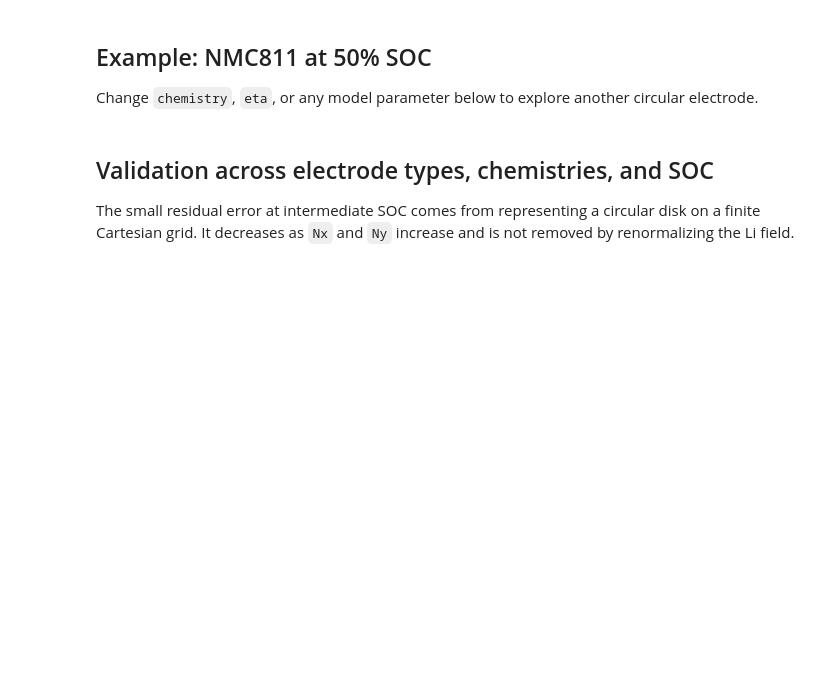
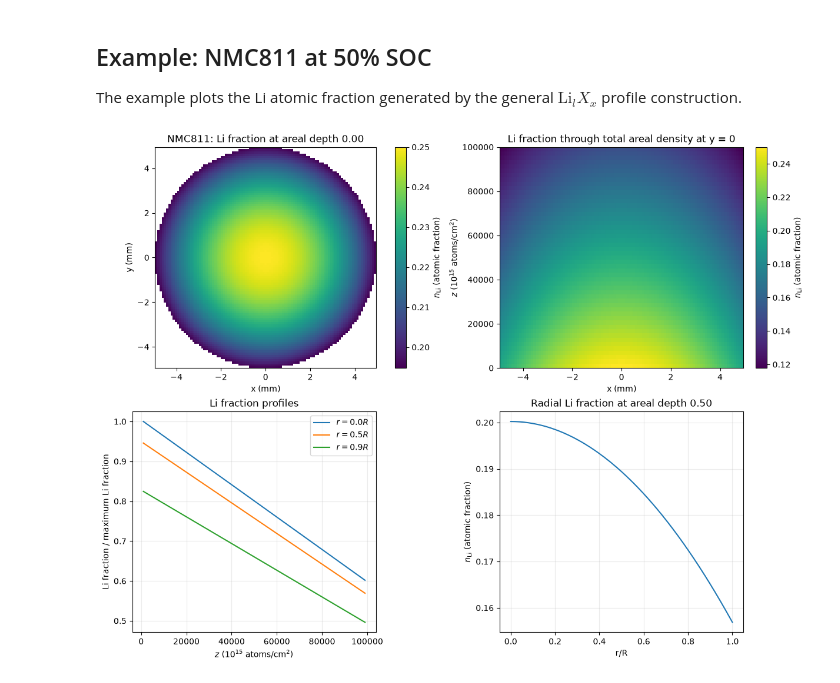
Before and after one commit to khoirulmuzakka/iBeamLab, a Jupyter notebook: examples/simulated_NMC.ipynb, the cells around one changed output. Cells and saved outputs as stored; diff of their text form; code cells hidden in the pictures; blank space fills up the shorter version.

```diff
--- a/examples/simulated_NMC.ipynb
+++ b/examples/simulated_NMC.ipynb
@@ -519,15 +336,15 @@ def plot_top_view(result: ElectrodeResult, z_fraction: float = 0.0, ax=None):
     if not 0.0 <= z_fraction <= 1.0:
         raise ValueError("z_fraction must lie in [0, 1]")
     ax = ax or plt.subplots(figsize=(6, 5), constrained_layout=True)[1]
-    iz = int(np.argmin(np.abs(result.z_grid / result.z_grid[-1] - z_fraction)))
+    iz = int(np.argmin(np.abs(result.z_grid / result.areal_depth_max - z_fraction)))
     image_data = np.ma.masked_where(~result.mask[iz], result.fields["Li"][iz])
     image = ax.imshow(
         image_data, origin="lower",
-        extent=(result.x_grid[0], result.x_grid[-1], result.y_grid[0], result.y_grid[-1]),
+        extent=(-result.x_grid[-1], result.x_grid[-1], -result.y_grid[-1], result.y_grid[-1]),
         cmap="viridis", aspect="equal",
     )
-    ax.set(title=f"{result.chemistry}: Li at z/D = {z_fraction:.2f}", xlabel="x (mm)", ylabel="y (mm)")
-    plt.colorbar(image, ax=ax, label=r"$n_{\\mathrm{Li}}$ (atomic fraction)")
+    ax.set(title=f"{result.chemistry}: Li fraction at areal depth {z_fraction:.2f}", xlabel="x (mm)", ylabel="y (mm)")
+    plt.colorbar(image, ax=ax, label=r"$n_{\mathrm{Li}}$ (atomic fraction)")
     return ax
 
 
@@ -537,11 +354,11 @@ def plot_cross_section(result: ElectrodeResult, ax=None):
     section = np.ma.masked_where(~result.mask[:, iy, :], result.fields["Li"][:, iy, :])
     image = ax.imshow(
         section, origin="lower", aspect="auto",
-        extent=(result.x_grid[0], result.x_grid[-1], result.z_grid[0], result.z_grid[-1]),
+        extent=(-result.x_grid[-1], result.x_grid[-1], 0.0, result.areal_depth_max),
         cmap="viridis",
     )
-    ax.set(title=f"{result.chemistry}: Li cross-section at y = 0", xlabel="x (mm)", ylabel="z (mm)")
-    plt.colorbar(image, ax=ax, label=r"$n_{\\mathrm{Li}}$ (atomic fraction)")
+    ax.set(title="Li fraction through total areal density at y = 0", xlabel="x (mm)", ylabel=r"$z$ ($10^{15}$ atoms/cm$^2$)")
+    plt.colorbar(image, ax=ax, label=r"$n_{\mathrm{Li}}$ (atomic fraction)")
     return ax
 
 
@@ -552,8 +369,8 @@ def plot_depth_profiles(result: ElectrodeResult, ax=None):
     for radius_fraction in (0.0, 0.5, 0.9):
         ix = int(np.argmin(np.abs(result.x_grid - radius_fraction * result.x_grid[-1])))
         profile = result.fields["Li"][:, iy, ix] / scale if scale > 0 else np.zeros_like(result.z_grid)
-        ax.plot(result.z_grid / result.z_grid[-1], profile, label=fr"$r={radius_fraction:.1f}R$")
-    ax.set(title="Normalized Li depth profiles", xlabel="z/D", ylabel="normalized Li concentration")
+        ax.plot(result.z_grid, profile, label=fr"$r={radius_fraction:.1f}R$")
+    ax.set(title="Li fraction profiles", xlabel=r"$z$ ($10^{15}$ atoms/cm$^2$)", ylabel="Li fraction / maximum Li fraction")
     ax.legend()
     ax.grid(alpha=0.25)
     return ax
@@ -563,31 +380,35 @@ def plot_radial_profile(result: ElectrodeResult, z_fraction: float = 0.0, ax=Non
     if not 0.0 <= z_fraction <= 1.0:
         raise ValueError("z_fraction must lie in [0, 1]")
     ax = ax or plt.subplots(figsize=(6, 4), constrained_layout=True)[1]
-    iz = int(np.argmin(np.abs(result.z_grid / result.z_grid[-1] - z_fraction)))
+    iz = int(np.argmin(np.abs(result.z_grid / result.areal_depth_max - z_fraction)))
     iy = int(np.argmin(np.abs(result.y_grid)))
     keep = result.x_grid >= 0
     radius = result.x_grid[keep]
     concentration = result.fields["Li"][iz, iy, keep]
-    ax.plot(radius / radius[-1], concentration)
-    ax.set(title=f"Radial Li profile at z/D = {z_fraction:.2f}", xlabel="r/R", ylabel=r"$n_{\\mathrm{Li}}$ (atomic fraction)")
+    ax.plot(radius / result.x_grid[-1], concentration)
+    ax.set(title=f"Radial Li fraction at areal depth {z_fraction:.2f}", xlabel="r/R", ylabel=r"$n_{\mathrm{Li}}$ (atomic fraction)")
     ax.grid(alpha=0.25)
     return ax
-# %% [markdown]
-## Example: NMC811 at 50% SOC
-
-Change `chemistry`, `eta`, or any model parameter below to explore another circular electrode.
+# %% [markdown]
+## Example: NMC811 at 50% SOC
+
+The example plots the Li atomic fraction generated by the general $\mathrm{Li}_lX_x$ profile construction.
 # %%
-geometry = CircularElectrodeGeometry(R=5.0, D=0.10, Nx=101, Ny=101, Nz=51)
+geometry = CircularElectrodeGeometry(
+    R=5.0,
+    areal_depth_max=100_000.0,  # units of 1e15 atoms/cm^2
+    Nx=101,
+    Ny=101,
+    Nz=51,
+)
 example_model = NMCCathodeModel(geometry, chemistry="NMC811", kappa=0.5)
 example = example_model.generate(eta=0.50)
 
 fig, axes = plt.subplots(2, 2, figsize=(12, 9), constrained_layout=True)
 plot_top_view(example, z_fraction=0.0, ax=axes[0, 0])
 plot_cross_section(example, ax=axes[0, 1])
 plot_depth_profiles(example, ax=axes[1, 0])
 plot_radial_profile(example, z_fraction=0.5, ax=axes[1, 1])
 plt.show()
+# %% [output]
+[figure, added]
-# %% [markdown]
-## Validation across electrode types, chemistries, and SOC
-
-The small residual error at intermediate SOC comes from representing a circular disk on a finite Cartesian grid. It decreases as `Nx` and `Ny` increase and is not removed by renormalizing the Li field.
```
Also changed, not shown: parts of 20 cells of this notebook, 5 other files.
